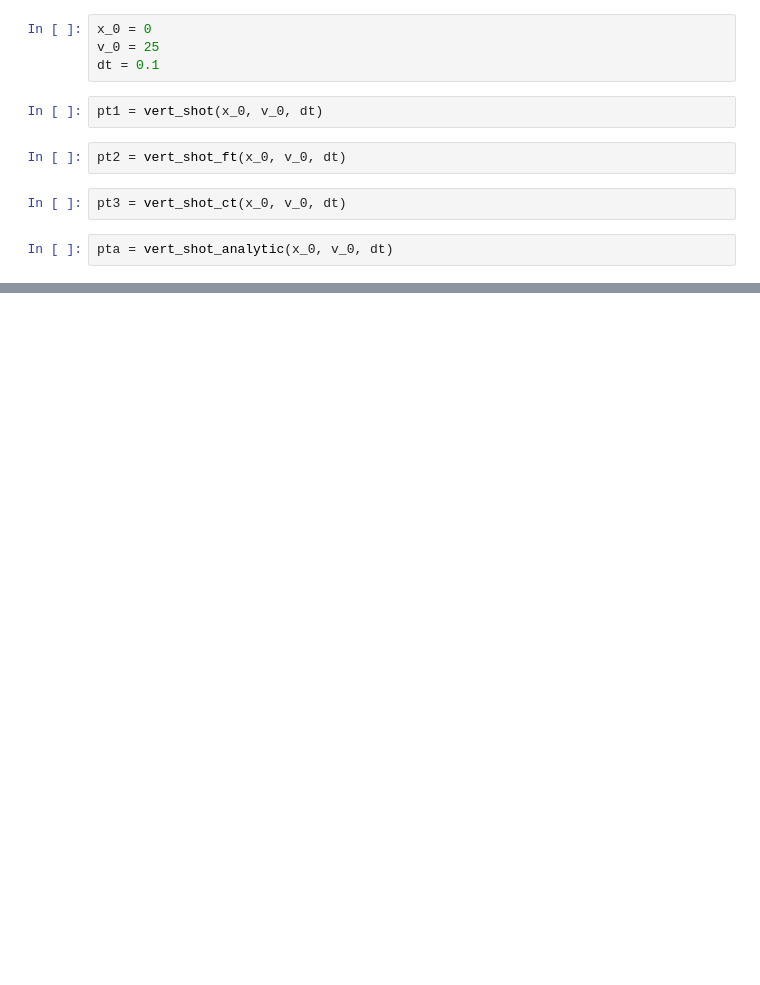
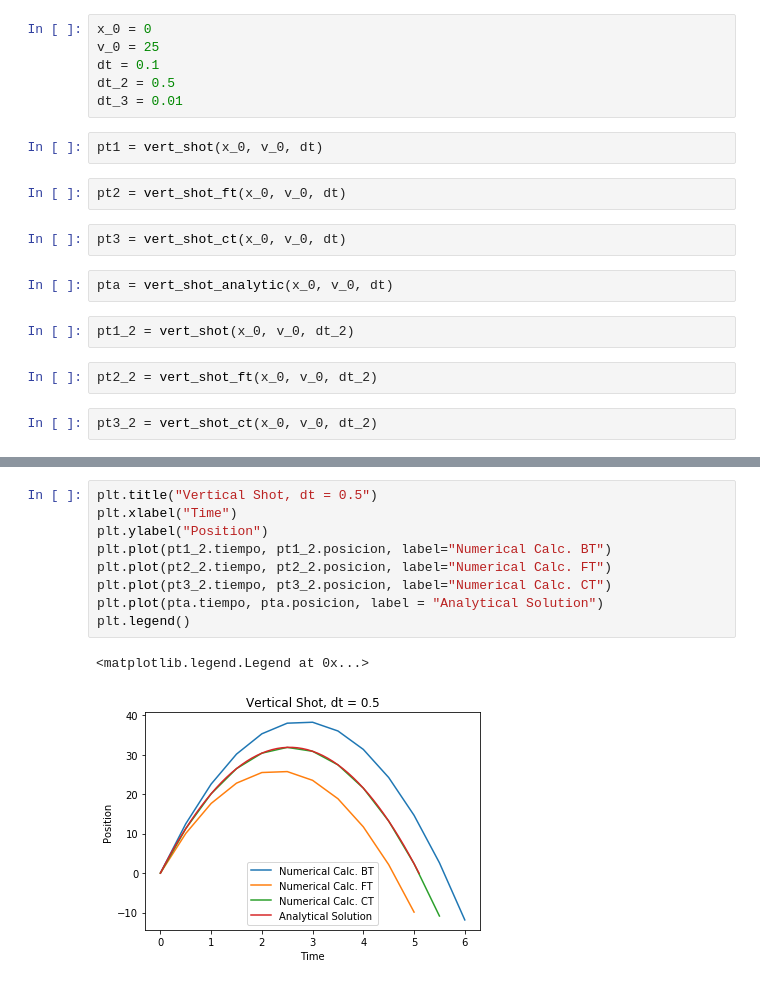
Before and after one commit to Erless/f.comp, a Jupyter notebook: notebook/proves.ipynb, the cells around one changed output, grey strips where cells are left out. Saved outputs shown, nothing was run; the diff lists cells and outputs as text; blank space fills up the shorter version.

```diff
--- a/notebook/proves.ipynb
+++ b/notebook/proves.ipynb
@@ -90,6 +82,8 @@ def vert_shot_analytic(x_0, v_0, dt, g = -9.81):
 x_0 = 0
 v_0 = 25
 dt = 0.1
+dt_2 = 0.5
+dt_3 = 0.01
 # %%
 pt1 = vert_shot(x_0, v_0, dt)
 # %%
@@ -98,3 +92,9 @@ pt2 = vert_shot_ft(x_0, v_0, dt)
 pt3 = vert_shot_ct(x_0, v_0, dt)
 # %%
 pta = vert_shot_analytic(x_0, v_0, dt)
+# %%
+pt1_2 = vert_shot(x_0, v_0, dt_2)
+# %%
+pt2_2 = vert_shot_ft(x_0, v_0, dt_2)
+# %%
+pt3_2 = vert_shot_ct(x_0, v_0, dt_2)
@@ -116,0 +119,12 @@ pt1.posicion[-2:]
+# %%
+plt.title("Vertical Shot, dt = 0.5")
+plt.xlabel("Time")
+plt.ylabel("Position")
+plt.plot(pt1_2.tiempo, pt1_2.posicion, label="Numerical Calc. BT")
+plt.plot(pt2_2.tiempo, pt2_2.posicion, label="Numerical Calc. FT")
+plt.plot(pt3_2.tiempo, pt3_2.posicion, label="Numerical Calc. CT")
+plt.plot(pta.tiempo, pta.posicion, label = "Analytical Solution")
+plt.legend()
+# %% [output]
+<matplotlib.legend.Legend at 0x...>
+[figure, added]
```
Also changed, not shown: parts of 10 cells of this notebook, 3 other files.
